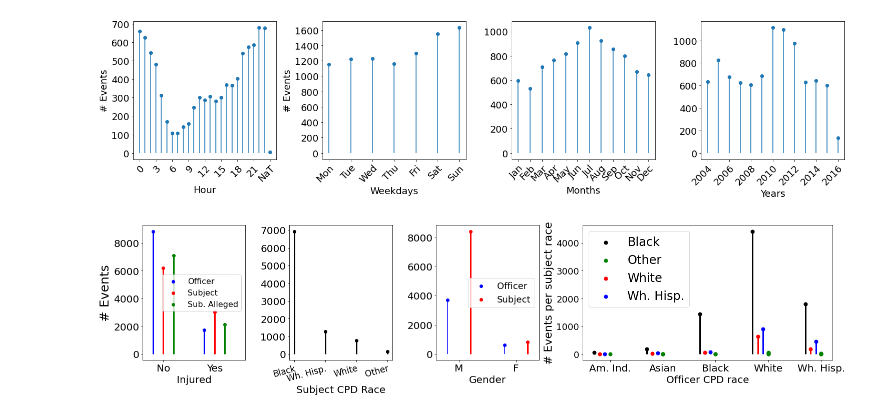
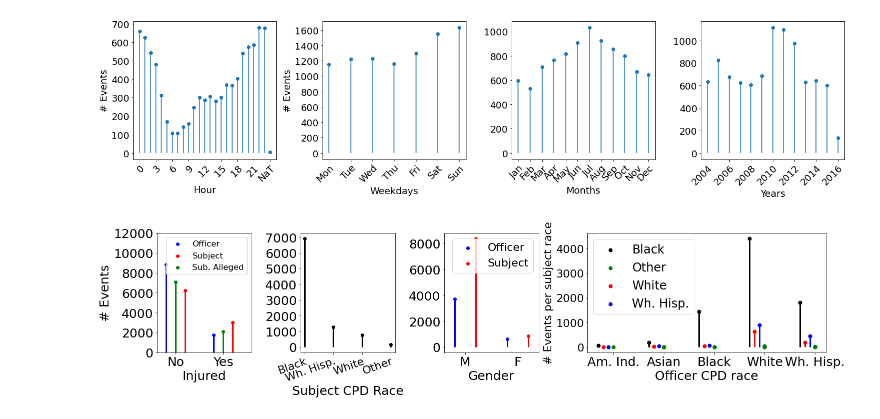
Before and after one commit to chicago-police-violence/data, a Jupyter notebook: examples/examples_trrs.ipynb, the cells around one changed output. Cells and saved outputs as stored; diff of their text form; code cells hidden in the pictures.

Commit message:
updating trr figure main paper

```diff
--- a/examples/examples_trrs.ipynb
+++ b/examples/examples_trrs.ipynb
@@ -136,21 +136,22 @@ ax1 = fig.add_subplot(gs[0,:2]) # First row, first column
 plt.scatter(x = [-.2,.8], y = officer_injured_counts, color = 'b', label = 'Officer')
 plt.vlines(x = [-.2,.8], ymin = np.zeros(len(officer_injured_counts)), ymax = officer_injured_counts, lw =3, color = 'b')
 
-plt.scatter(x = [0, 1], y = subject_injured_counts, color = 'r', label = 'Subject')
-plt.vlines(x = [0, 1], ymin = np.zeros(len(subject_injured_counts)), ymax = subject_injured_counts, lw =3, color = 'r')
+plt.scatter(x = [.2,1.2], y = subject_injured_counts, color = 'r', label = 'Subject')
+plt.vlines(x = [.2,1.2], ymin = np.zeros(len(subject_injured_counts)), ymax = subject_injured_counts, lw =3, color = 'r')
 
-plt.scatter(x = [.2,1.2], y = subject_alleged_injured_counts, color = 'g', label = 'Sub. Alleged')
-plt.vlines(x = [.2,1.2], ymin = np.zeros(len(subject_alleged_injured_counts)), ymax = subject_alleged_injured_counts, lw =3, color = 'g')
+plt.scatter(x = [0,1], y = subject_alleged_injured_counts, color = 'g', label = 'Sub. Alleged')
+plt.vlines(x = [0,1], ymin = np.zeros(len(subject_alleged_injured_counts)), ymax = subject_alleged_injured_counts, lw =3, color = 'g')
 
 
 plt.xlim([-.4,1.6])
-plt.xticks([0,1], [ 'No', 'Yes'], fontsize = 20)
+plt.ylim([0,12000])
+plt.xticks([0,1], [ 'No', 'Yes'], fontsize = 25)
 plt.yticks(fontsize =  15)
 plt.ylabel('# Events', fontsize =  25)
-plt.xlabel('Injured', fontsize = 20)
-plt.yticks(fontsize = 20)
+plt.xlabel('Injured', fontsize = 25)
+plt.yticks(fontsize = 25)
 
-plt.legend(fontsize = 16, loc = 'center right', bbox_to_anchor=(1, 0.5))
+plt.legend(fontsize = 16.5, loc = 'upper right') #, bbox_to_anchor=(1, 0.5))
 
 
 
@@ -160,57 +161,56 @@ plt.vlines(x = np.arange(len(subject_race)), ymin = np.zeros(len(subject_race)),
 
 race_names = ['Black', 'Wh. Hisp.', 'White', 'Other']
 other =[ 'Bl. Hisp.', 'Asian', 'Ukw.', 'Am. Ind.']
-plt.xticks(np.arange(len(subject_race)), [race_name for r, race_name in enumerate(race_names)], fontsize = 17)
+plt.xticks(np.arange(len(subject_race)), [race_name for r, race_name in enumerate(race_names)], fontsize = 22)
 plt.yticks(fontsize =  15)
-plt.xlabel('Subject CPD Race', fontsize = 20)
-plt.setp( ax3.xaxis.get_majorticklabels(), rotation=15, ha="right", rotation_mode="anchor")
-plt.yticks(fontsize = 20)
+plt.xlabel('Subject CPD Race', fontsize = 25)
+plt.setp( ax3.xaxis.get_majorticklabels(), rotation=20, ha="right", rotation_mode="anchor")
+plt.yticks(fontsize = 25)
 
 
 
 ax3 = fig.add_subplot(gs[0,4:6]) # First row, first column
 
 plt.scatter(x = [-.2,.8], y = officer_gender, color = 'b', label = 'Officer')
-plt.vlines(x = [-.2,.8], ymin = np.zeros(len(officer_gender)), ymax=  officer_gender, color = 'b')
+plt.vlines(x = [-.2,.8], ymin = np.zeros(len(officer_gender)), ymax=  officer_gender, color = 'b', lw = 3)
 
 
 plt.scatter(x = [.2,1.2], y = subject_gender, color = 'r', label = 'Subject')
 plt.vlines(x = [.2,1.2], ymin = np.zeros(len(subject_gender)), ymax=  subject_gender, color = 'r', lw = 3)
 
 plt.xlim([-.4, 1.4])
-plt.yticks(fontsize =  15)
-plt.xticks([0,1], ['M', 'F'], fontsize = 20)
-plt.xlabel('Gender', fontsize = 20)
-plt.legend(fontsize = 18)
-plt.yticks(fontsize = 20)
+plt.xticks([0,1], ['M', 'F'], fontsize = 25)
+plt.xlabel('Gender', fontsize = 25)
+plt.legend(fontsize = 22, loc = 'best')
+plt.yticks(fontsize = 25)
 
 ax4 = fig.add_subplot(gs[0,6:])
 
 
 shift = [-.3, -.2, -.1, 0, .1, .2, .3]
 
 colors = ['k', 'r', 'b', 'g', 'orange', 'purple', 'cyan']
 included = []
 for officer_subject_value in officer_subject_value_ls:
     officer, subject, value = officer_subject_value
     x = officer + shift[subject]
     y = value
     color = colors[subject]
     plt.vlines(x=x,ymin=0,ymax = y, color=color, lw =3)
     if subject not in included:
         included.append(subject)
         plt.scatter(x,y, color = color, label = sj_ls[subject], s= 50)
     else:
         plt.scatter(x,y, color = color, s = 50)
 plt.legend(fontsize = 24)
-plt.xticks(range(len(officers_keys)), officers_keys_ticks, fontsize = 20)
-plt.xlabel('Officer CPD race', fontsize = 20)
+plt.xticks(range(len(officers_keys)), officers_keys_ticks, fontsize = 25)
+plt.xlabel('Officer CPD race', fontsize = 25)
 plt.ylabel('# Events per subject race', fontsize = 22)
-plt.yticks(fontsize = 18)
+plt.yticks(fontsize = 22)
 
 
 plt.tight_layout()
 plt.savefig('../doc/figs/trr_stats.pdf', bbox_inches = 'tight', dpi = 1000)
 plt.show()
 # %% [output]
-[figure, old version]
+[figure, new version]
```
Also changed, not shown: 2 other files.
